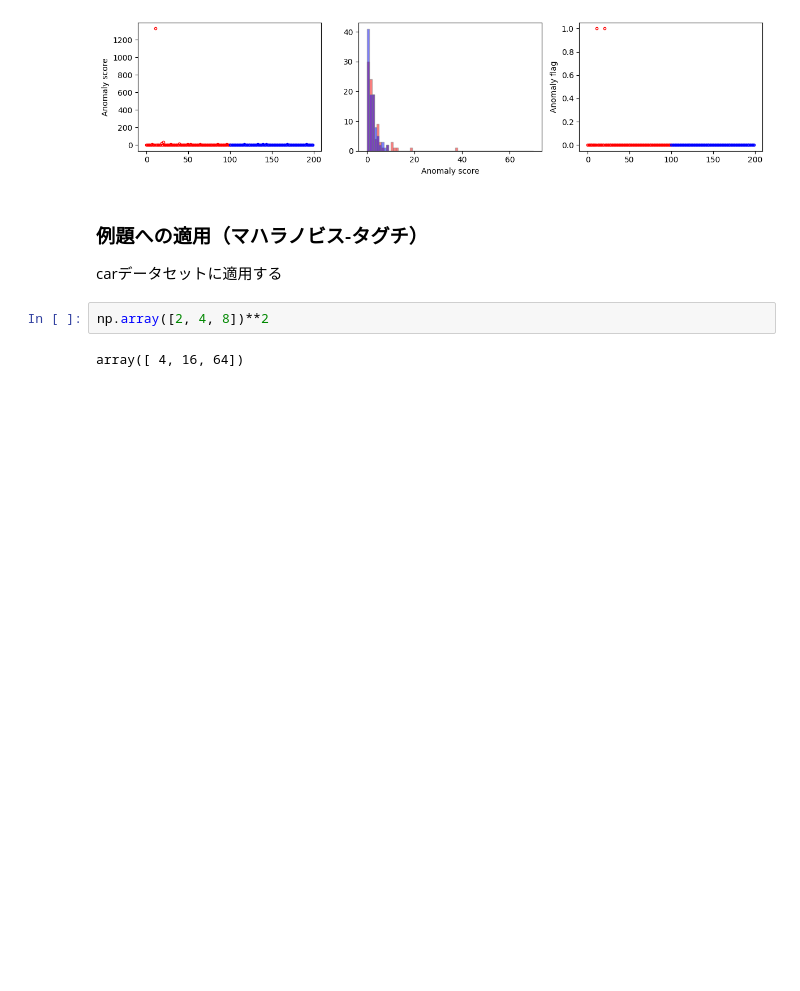
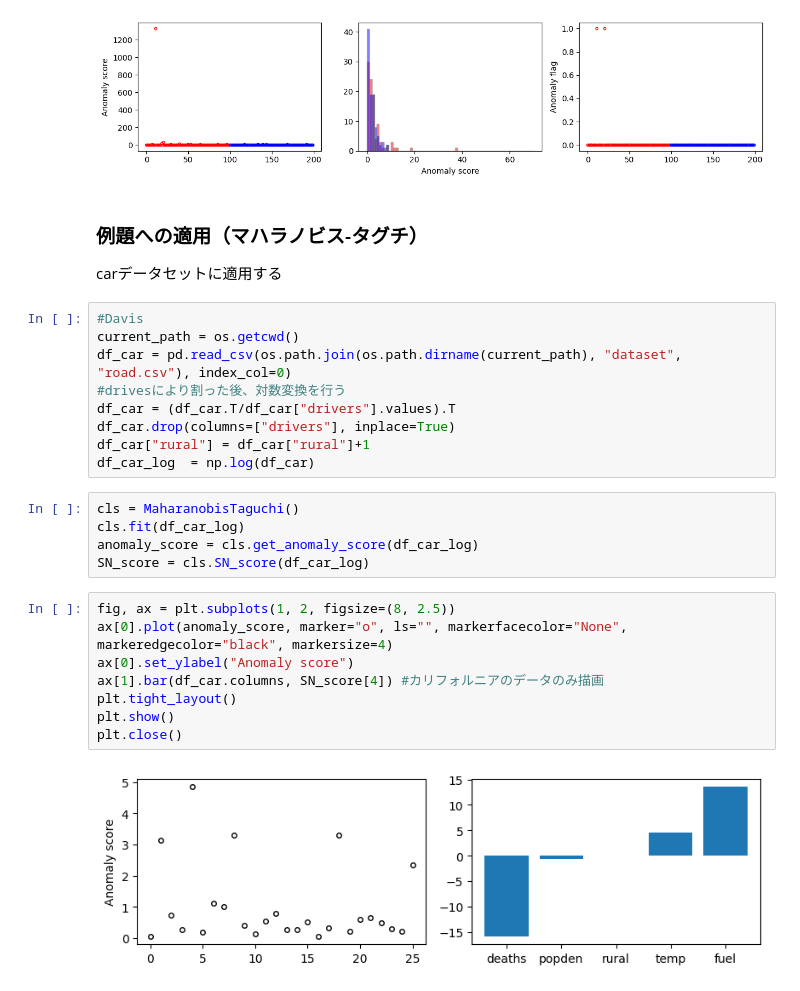
Before and after one commit to YK0729/AnomalyDetection, a Jupyter notebook: notebooks/Hotelling_multidimension.ipynb, the cells around one changed output. Drawn from its saved outputs; the diff is of its cells as text; blank space fills up the shorter version.

```diff
--- a/notebooks/Hotelling_multidimension.ipynb
+++ b/notebooks/Hotelling_multidimension.ipynb
@@ -238,6 +307,26 @@ plt.close()
 ### 例題への適用（マハラノビス-タグチ）
 carデータセットに適用する
 # %%
-np.array([2, 4, 8])**2
+#Davis
+current_path = os.getcwd()
+df_car = pd.read_csv(os.path.join(os.path.dirname(current_path), "dataset", "road.csv"), index_col=0)
+#drivesにより割った後、対数変換を行う
+df_car = (df_car.T/df_car["drivers"].values).T
+df_car.drop(columns=["drivers"], inplace=True)
+df_car["rural"] = df_car["rural"]+1
+df_car_log  = np.log(df_car)
-# %% [output]
-array([ 4, 16, 64])
+# %%
+cls = MaharanobisTaguchi()
+cls.fit(df_car_log)
+anomaly_score = cls.get_anomaly_score(df_car_log)
+SN_score = cls.SN_score(df_car_log)
+# %%
+fig, ax = plt.subplots(1, 2, figsize=(8, 2.5))
+ax[0].plot(anomaly_score, marker="o", ls="", markerfacecolor="None", markeredgecolor="black", markersize=4)
+ax[0].set_ylabel("Anomaly score")
+ax[1].bar(df_car.columns, SN_score[4]) #カリフォルニアのデータのみ描画
+plt.tight_layout()
+plt.show()
+plt.close()
+# %% [output]
+[figure, added]
```
Also changed, not shown: parts of 2 cells of this notebook.
